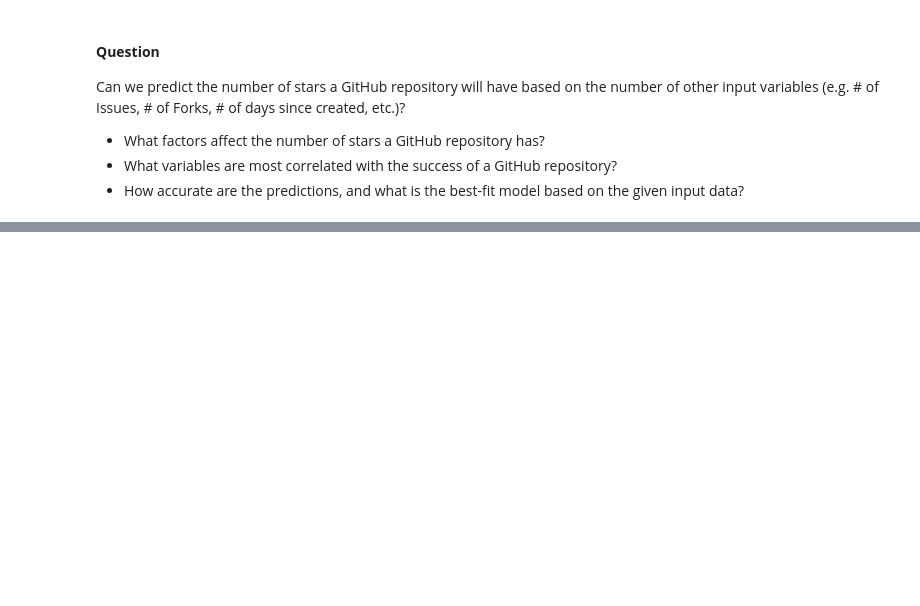
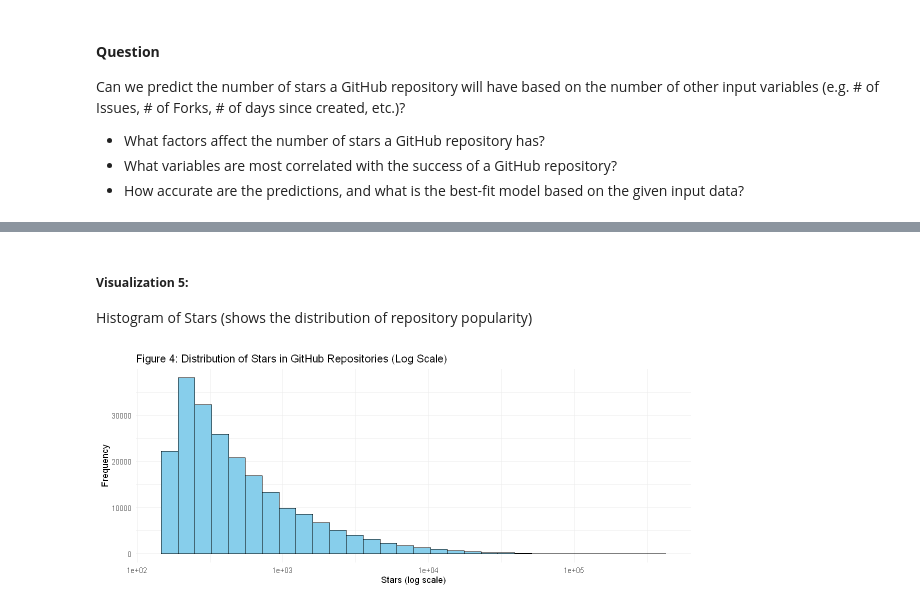
Before and after one commit to subin-an-san/github_star, a Jupyter notebook: analysis.ipynb, the cells around one changed output, grey strips where cells are left out. Cells and saved outputs as stored; diff of their text form; code cells hidden in the pictures; blank space fills up the shorter version.

```diff
--- a/analysis.ipynb
+++ b/analysis.ipynb
@@ -44,0 +275,19 @@ Can we predict the number of stars a GitHub repository will have based on the nu
+# %% [markdown]
+##### **Visualization 5:**
+Histogram of Stars (shows the distribution of repository popularity)
+# %%
+options(repr.plot.width = 10, repr.plot.height = 4)
+
+# Stars distribution is heavily right-skewed
+# Log scale makes the distribution readable
+ggplot(df, aes(x = Stars)) +
+  geom_histogram(bins = 30, color = "black", fill = "skyblue") +
+  scale_x_log10() +
+  labs(
+    title = "Figure 4: Distribution of Stars in GitHub Repositories (Log Scale)",
+    x     = "Stars (log scale)",
+    y     = "Frequency"
+  ) +
+  theme_minimal()
+# %% [output]
+[figure, added]
```
Also changed, not shown: parts of 27 cells of this notebook.
